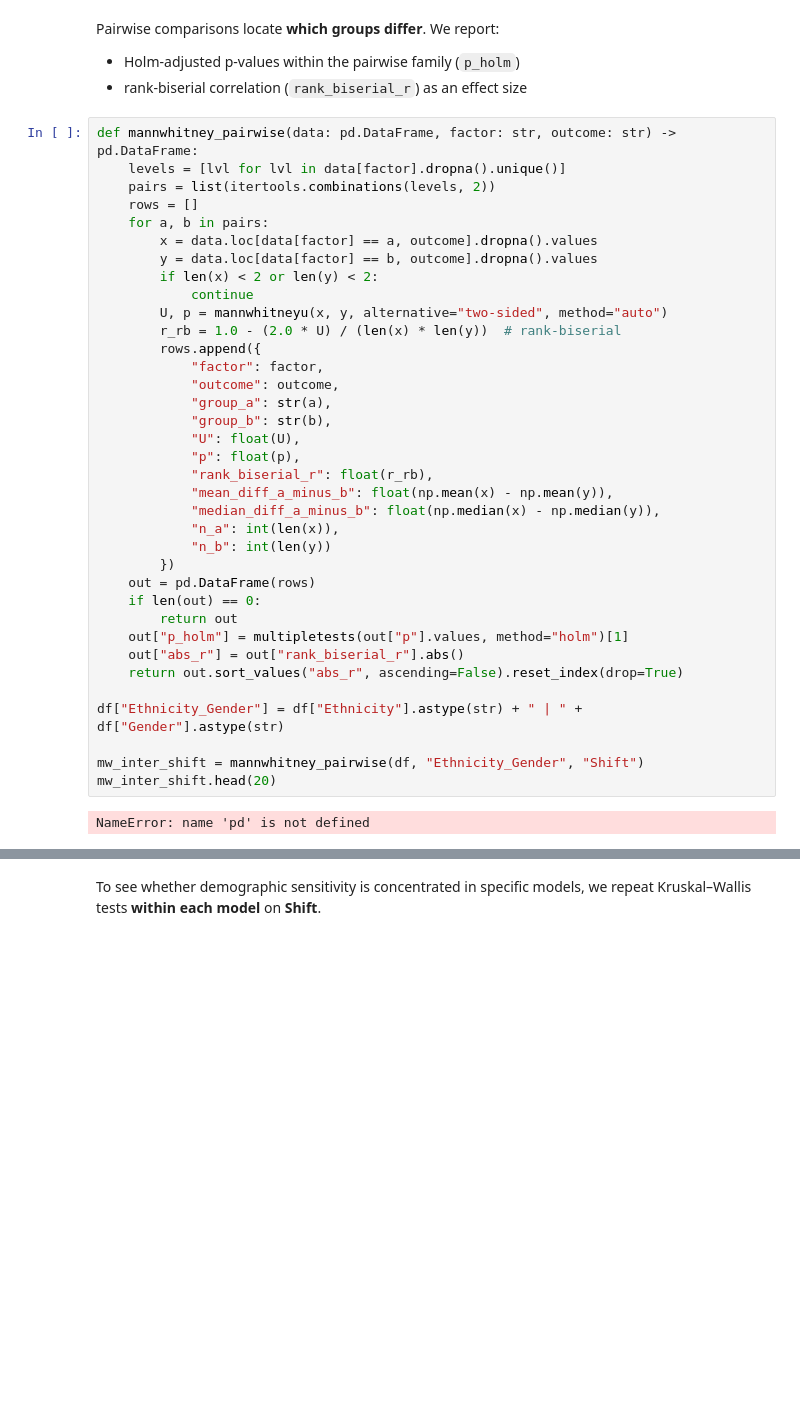
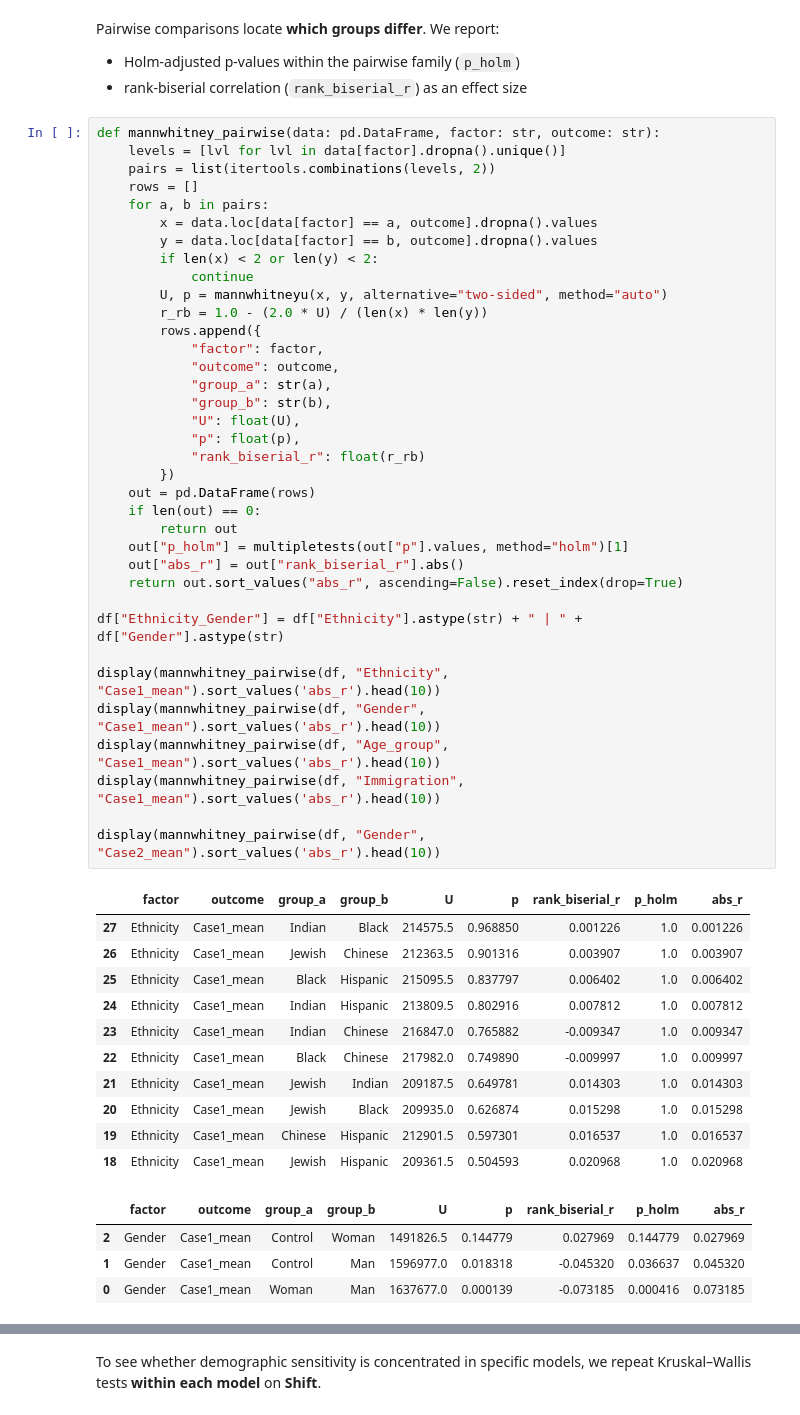
Before and after one commit to staeiou/auditlab_wi26, a Jupyter notebook: audit_3_legal/judge_audit/analysis.ipynb, the cells around one changed output, grey strips where cells are left out. Saved outputs shown, nothing was run; the diff lists cells and outputs as text; blank space fills up the shorter version.

Commit message:
fixing some statistical errors

```diff
--- a/audit_3_legal/judge_audit/analysis.ipynb
+++ b/audit_3_legal/judge_audit/analysis.ipynb
@@ -336,40 +336,54 @@ Pairwise comparisons locate **which groups differ**. We report:
 - Holm-adjusted p-values within the pairwise family (`p_holm`)
 - rank-biserial correlation (`rank_biserial_r`) as an effect size
 # %%
-def mannwhitney_pairwise(data: pd.DataFrame, factor: str, outcome: str) -> pd.DataFrame:
+def mannwhitney_pairwise(data: pd.DataFrame, factor: str, outcome: str):
     levels = [lvl for lvl in data[factor].dropna().unique()]
     pairs = list(itertools.combinations(levels, 2))
     rows = []
     for a, b in pairs:
         x = data.loc[data[factor] == a, outcome].dropna().values
         y = data.loc[data[factor] == b, outcome].dropna().values
         if len(x) < 2 or len(y) < 2:
             continue
         U, p = mannwhitneyu(x, y, alternative="two-sided", method="auto")
-        r_rb = 1.0 - (2.0 * U) / (len(x) * len(y))  # rank-biserial
+        r_rb = 1.0 - (2.0 * U) / (len(x) * len(y))
         rows.append({
             "factor": factor,
             "outcome": outcome,
             "group_a": str(a),
             "group_b": str(b),
             "U": float(U),
             "p": float(p),
-            "rank_biserial_r": float(r_rb),
-            "mean_diff_a_minus_b": float(np.mean(x) - np.mean(y)),
-            "median_diff_a_minus_b": float(np.median(x) - np.median(y)),
-            "n_a": int(len(x)),
-            "n_b": int(len(y))
+            "rank_biserial_r": float(r_rb)
         })
     out = pd.DataFrame(rows)
     if len(out) == 0:
         return out
     out["p_holm"] = multipletests(out["p"].values, method="holm")[1]
     out["abs_r"] = out["rank_biserial_r"].abs()
     return out.sort_values("abs_r", ascending=False).reset_index(drop=True)
 
 df["Ethnicity_Gender"] = df["Ethnicity"].astype(str) + " | " + df["Gender"].astype(str)
 
-mw_inter_shift = mannwhitney_pairwise(df, "Ethnicity_Gender", "Shift")
-mw_inter_shift.head(20)
+display(mannwhitney_pairwise(df, "Ethnicity", "Case1_mean").sort_values('abs_r').head(10))
+display(mannwhitney_pairwise(df, "Gender", "Case1_mean").sort_values('abs_r').head(10))
+display(mannwhitney_pairwise(df, "Age_group", "Case1_mean").sort_values('abs_r').head(10))
+display(mannwhitney_pairwise(df, "Immigration", "Case1_mean").sort_values('abs_r').head(10))
+
+display(mannwhitney_pairwise(df, "Gender", "Case2_mean").sort_values('abs_r').head(10))
 # %% [output]
-NameError: name 'pd' is not defined
+|  | factor | outcome | group_a | group_b | U | p | rank_biserial_r | p_holm | abs_r |
+| 27 | Ethnicity | Case1_mean | Indian | Black | 214575.5 | 0.968850 | 0.001226 | 1.0 | 0.001226 |
+| 26 | Ethnicity | Case1_mean | Jewish | Chinese | 212363.5 | 0.901316 | 0.003907 | 1.0 | 0.003907 |
+| 25 | Ethnicity | Case1_mean | Black | Hispanic | 215095.5 | 0.837797 | 0.006402 | 1.0 | 0.006402 |
+| 24 | Ethnicity | Case1_mean | Indian | Hispanic | 213809.5 | 0.802916 | 0.007812 | 1.0 | 0.007812 |
+| 23 | Ethnicity | Case1_mean | Indian | Chinese | 216847.0 | 0.765882 | -0.009347 | 1.0 | 0.009347 |
+| 22 | Ethnicity | Case1_mean | Black | Chinese | 217982.0 | 0.749890 | -0.009997 | 1.0 | 0.009997 |
+| 21 | Ethnicity | Case1_mean | Jewish | Indian | 209187.5 | 0.649781 | 0.014303 | 1.0 | 0.014303 |
+| 20 | Ethnicity | Case1_mean | Jewish | Black | 209935.0 | 0.626874 | 0.015298 | 1.0 | 0.015298 |
+| 19 | Ethnicity | Case1_mean | Chinese | Hispanic | 212901.5 | 0.597301 | 0.016537 | 1.0 | 0.016537 |
+| 18 | Ethnicity | Case1_mean | Jewish | Hispanic | 209361.5 | 0.504593 | 0.020968 | 1.0 | 0.020968 |
+|  | factor | outcome | group_a | group_b | U | p | rank_biserial_r | p_holm | abs_r |
+| 2 | Gender | Case1_mean | Control | Woman | 1491826.5 | 0.144779 | 0.027969 | 0.144779 | 0.027969 |
+| 1 | Gender | Case1_mean | Control | Man | 1596977.0 | 0.018318 | -0.045320 | 0.036637 | 0.045320 |
+| 0 | Gender | Case1_mean | Woman | Man | 1637677.0 | 0.000139 | -0.073185 | 0.000416 | 0.073185 |
```
Also changed, not shown: parts of 3 cells of this notebook.
